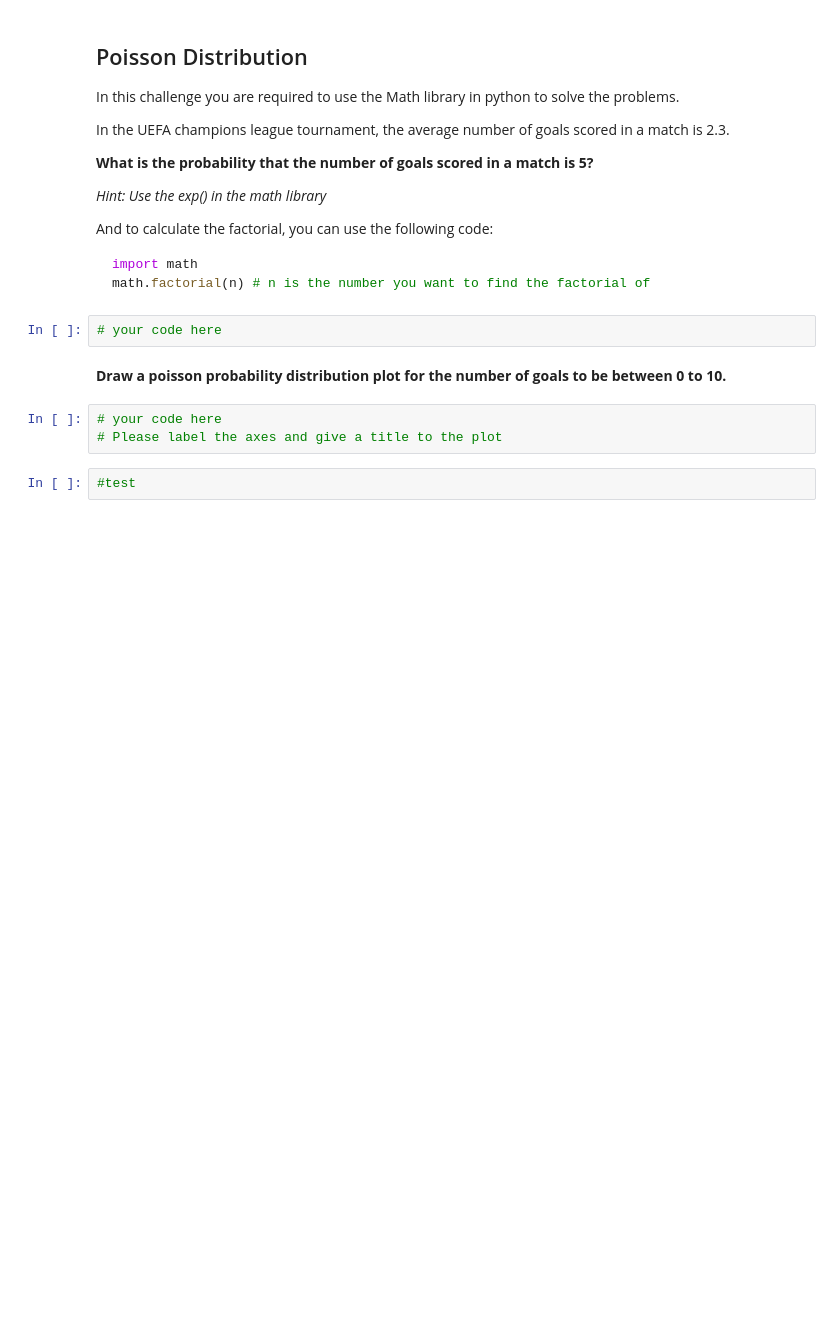
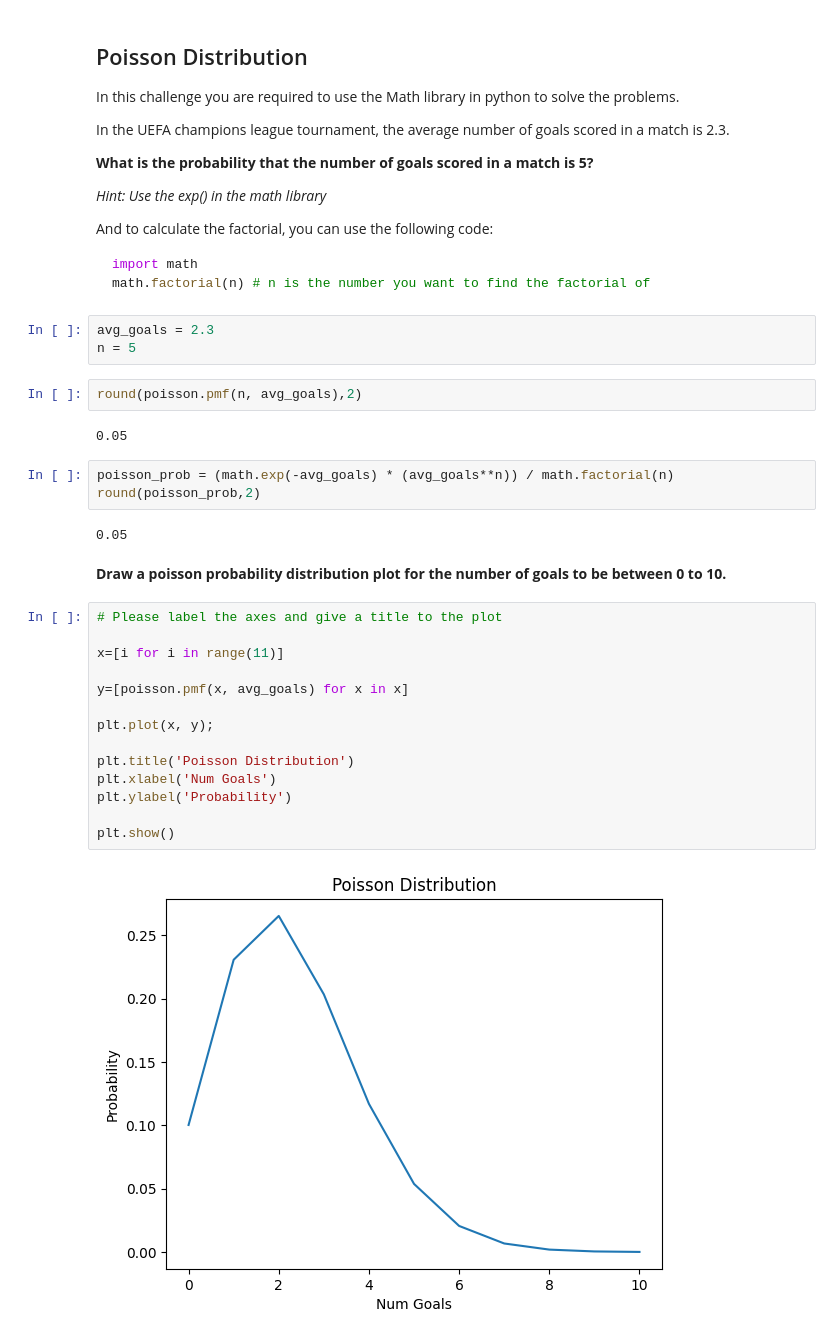
Before and after one commit to Blanca95/6.1-lab_discrete_probability_distributions_Blanca, a Jupyter notebook: your-code/main.ipynb, the cells around one changed output. Drawn from its saved outputs; the diff is of its cells as text; blank space fills up the shorter version.

````diff
--- a/your-code/main.ipynb
+++ b/your-code/main.ipynb
@@ -77,12 +131,33 @@ And to calculate the factorial, you can use the following code:
 import math
 math.factorial(n) # n is the number you want to find the factorial of
 ```
-# %%
-# your code here
+# %%
+avg_goals = 2.3
+n = 5
+# %%
+round(poisson.pmf(n, avg_goals),2)
+# %% [output]
+0.05
+# %%
+poisson_prob = (math.exp(-avg_goals) * (avg_goals**n)) / math.factorial(n)
+round(poisson_prob,2)
+# %% [output]
+0.05
 # %% [markdown]
 **Draw a poisson probability distribution plot for the number of goals to be between 0 to 10.**
-# %%
-# your code here
-# Please label the axes and give a title to the plot
-# %%
-#test
+# %%
+# Please label the axes and give a title to the plot
+
+x=[i for i in range(11)]
+
+y=[poisson.pmf(x, avg_goals) for x in x]
+
+plt.plot(x, y);
+
+plt.title('Poisson Distribution')
+plt.xlabel('Num Goals')
+plt.ylabel('Probability')
+
+plt.show()
+# %% [output]
+[figure, added]
````
Also changed, not shown: parts of 14 cells of this notebook.
